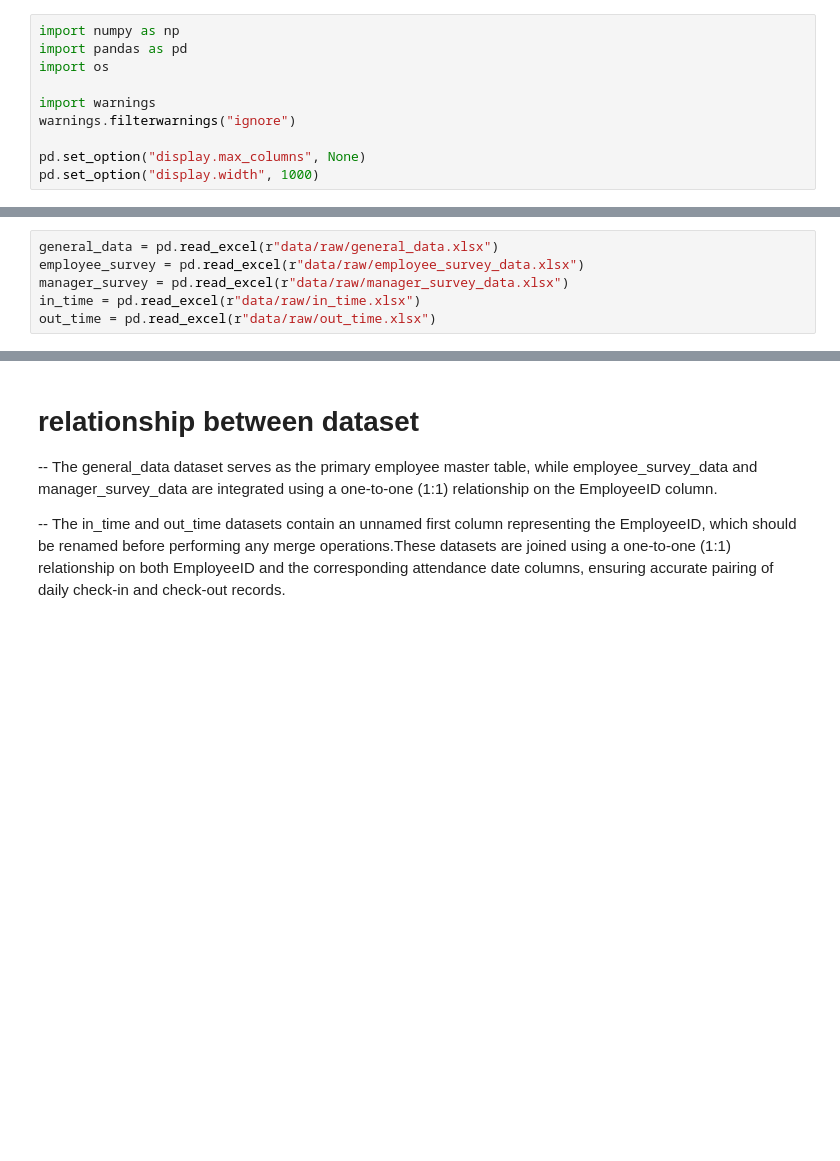
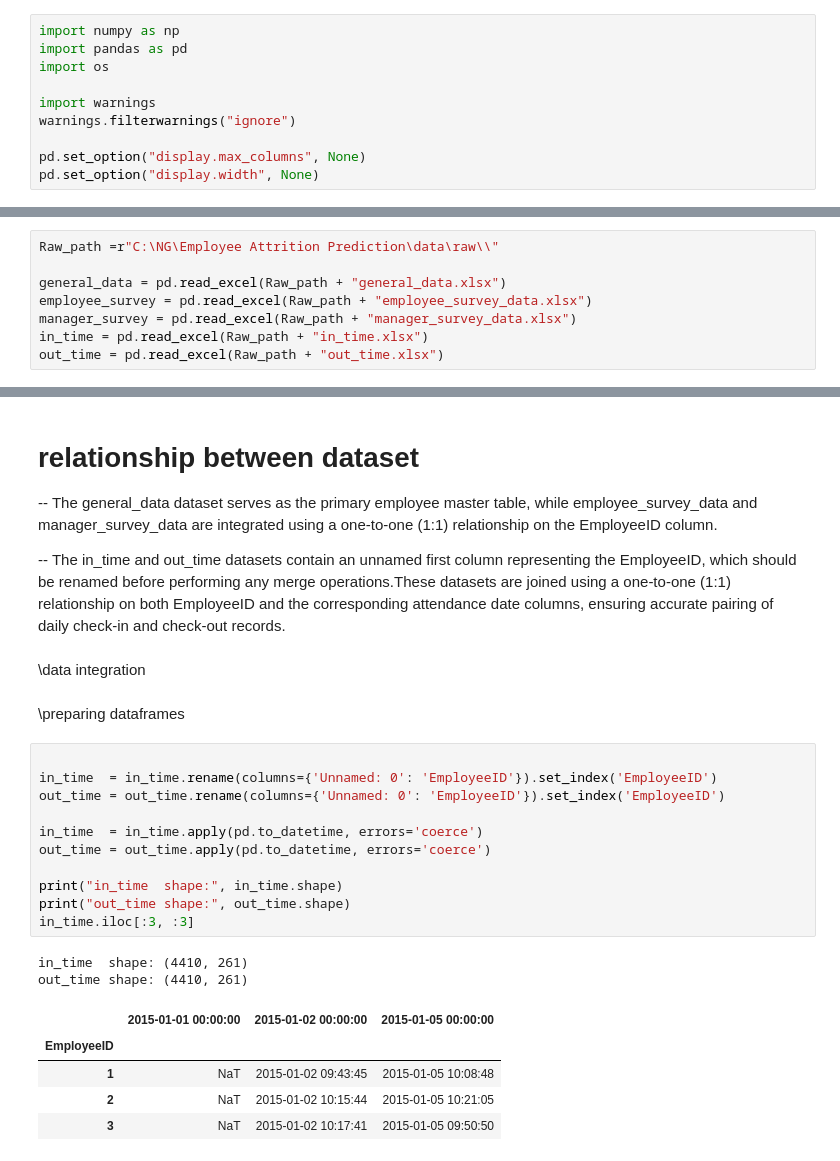
Before and after one commit to nithishg-ng/Employee-Attrition-Prediction, a Jupyter notebook: notebooks/data_understanding.ipynb, the cells around one changed output, grey strips where cells are left out. Drawn from its saved outputs; the diff is of its cells as text; blank space fills up the shorter version.

```diff
--- a/notebooks/data_understanding.ipynb
+++ b/notebooks/data_understanding.ipynb
@@ -17,7 +17,7 @@ import warnings
 warnings.filterwarnings("ignore")
 
 pd.set_option("display.max_columns", None)
-pd.set_option("display.width", 1000)
+pd.set_option("display.width", None)
 # %% [markdown]
 \dataset description
 # %%
@@ -54,11 +54,13 @@ data_dict
 # %% [markdown]
 \Loading the dataset
 # %%
-general_data = pd.read_excel(r"data/raw/general_data.xlsx")
-employee_survey = pd.read_excel(r"data/raw/employee_survey_data.xlsx")
-manager_survey = pd.read_excel(r"data/raw/manager_survey_data.xlsx")
-in_time = pd.read_excel(r"data/raw/in_time.xlsx")
-out_time = pd.read_excel(r"data/raw/out_time.xlsx")
+Raw_path =r"C:\NG\Employee Attrition Prediction\data\raw\\"
+
+general_data = pd.read_excel(Raw_path + "general_data.xlsx")
+employee_survey = pd.read_excel(Raw_path + "employee_survey_data.xlsx")
+manager_survey = pd.read_excel(Raw_path + "manager_survey_data.xlsx")
+in_time = pd.read_excel(Raw_path + "in_time.xlsx")
+out_time = pd.read_excel(Raw_path + "out_time.xlsx")
 # %% [markdown]
 \data inspection
 # %%
@@ -229,3 +231,26 @@ Name: proportion, dtype: float64
 -- The general_data dataset serves as the primary employee master table, while employee_survey_data and manager_survey_data are integrated using a one-to-one (1:1) relationship on the EmployeeID column.
 
 -- The in_time and out_time datasets contain an unnamed first column representing the EmployeeID, which should be renamed before performing any merge operations.These datasets are joined using a one-to-one (1:1) relationship on both EmployeeID and the corresponding attendance date columns, ensuring accurate pairing of daily check-in and check-out records.
+# %% [markdown]
+\data integration
+# %% [markdown]
+\preparing dataframes
+# %%
+
+in_time  = in_time.rename(columns={'Unnamed: 0': 'EmployeeID'}).set_index('EmployeeID')
+out_time = out_time.rename(columns={'Unnamed: 0': 'EmployeeID'}).set_index('EmployeeID')
+
+in_time  = in_time.apply(pd.to_datetime, errors='coerce')
+out_time = out_time.apply(pd.to_datetime, errors='coerce')
+
+print("in_time  shape:", in_time.shape)
+print("out_time shape:", out_time.shape)
+in_time.iloc[:3, :3]
+# %% [output]
+in_time  shape: (4410, 261)
+out_time shape: (4410, 261)
+|  | 2015-01-01 00:00:00 | 2015-01-02 00:00:00 | 2015-01-05 00:00:00 |
+| EmployeeID |  |  |  |
+| 1 | NaT | 2015-01-02 09:43:45 | 2015-01-05 10:08:48 |
+| 2 | NaT | 2015-01-02 10:15:44 | 2015-01-05 10:21:05 |
+| 3 | NaT | 2015-01-02 10:17:41 | 2015-01-05 09:50:50 |
```
Also changed, not shown: parts of 10 cells of this notebook, 1 other file.
